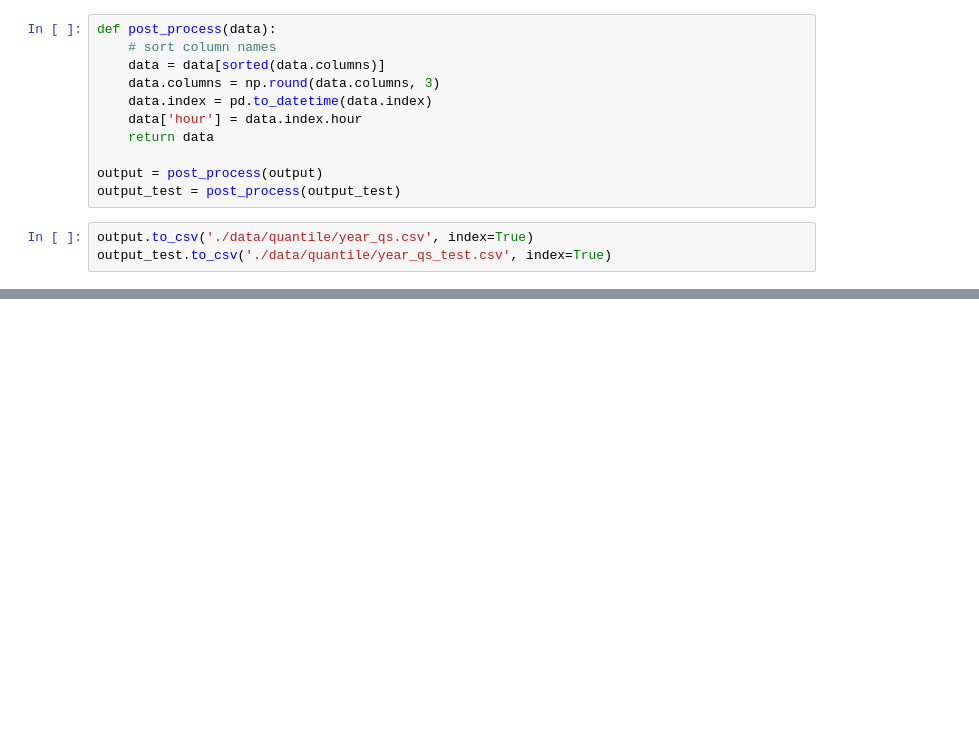
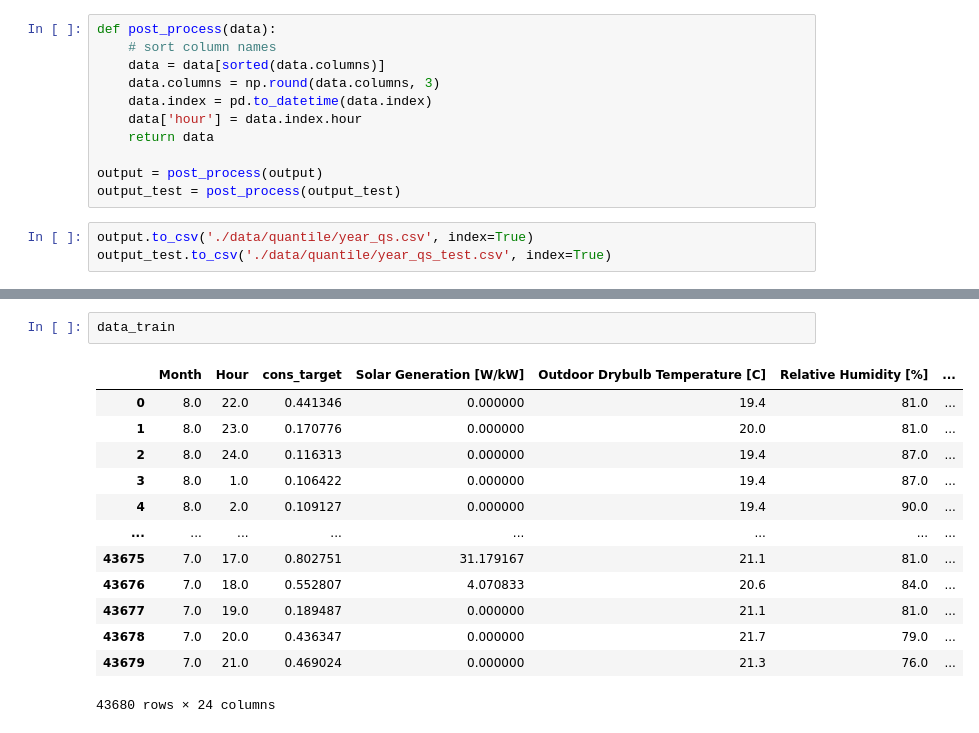
Before and after one commit to ujohn33/Predict-Optimize-Revise, a Jupyter notebook: notebooks/quantiles_minus24.ipynb, the cells around one changed output, grey strips where cells are left out. Cells and saved outputs as stored; diff of their text form; blank space fills up the shorter version.

```diff
--- a/notebooks/quantiles_minus24.ipynb
+++ b/notebooks/quantiles_minus24.ipynb
@@ -151,0 +165,16 @@ Name: 2021-08-02 20:00:00, dtype: float64
+# %%
+data_train
+# %% [output]
+|  | Month | Hour | cons_target | Solar Generation [W/kW] | Outdoor Drybulb Temperature [C] | Relative Humidity [%] | ... |
+| 0 | 8.0 | 22.0 | 0.441346 | 0.000000 | 19.4 | 81.0 | ... |
+| 1 | 8.0 | 23.0 | 0.170776 | 0.000000 | 20.0 | 81.0 | ... |
+| 2 | 8.0 | 24.0 | 0.116313 | 0.000000 | 19.4 | 87.0 | ... |
+| 3 | 8.0 | 1.0 | 0.106422 | 0.000000 | 19.4 | 87.0 | ... |
+| 4 | 8.0 | 2.0 | 0.109127 | 0.000000 | 19.4 | 90.0 | ... |
+| ... | ... | ... | ... | ... | ... | ... | ... |
+| 43675 | 7.0 | 17.0 | 0.802751 | 31.179167 | 21.1 | 81.0 | ... |
+| 43676 | 7.0 | 18.0 | 0.552807 | 4.070833 | 20.6 | 84.0 | ... |
+| 43677 | 7.0 | 19.0 | 0.189487 | 0.000000 | 21.1 | 81.0 | ... |
+| 43678 | 7.0 | 20.0 | 0.436347 | 0.000000 | 21.7 | 79.0 | ... |
+| 43679 | 7.0 | 21.0 | 0.469024 | 0.000000 | 21.3 | 76.0 | ... |
+43680 rows × 24 columns
```
Also changed, not shown: parts of 11 cells of this notebook, 1 other file.
